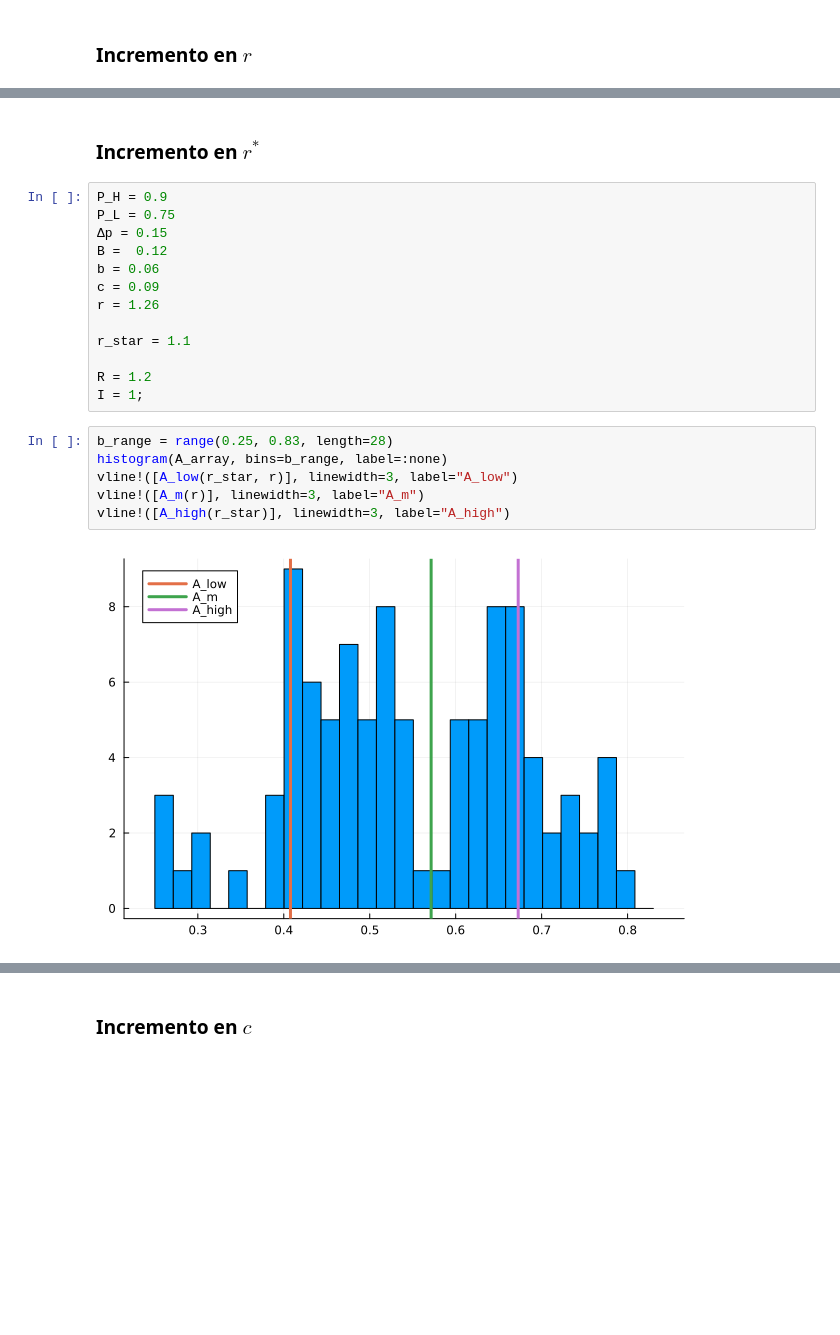
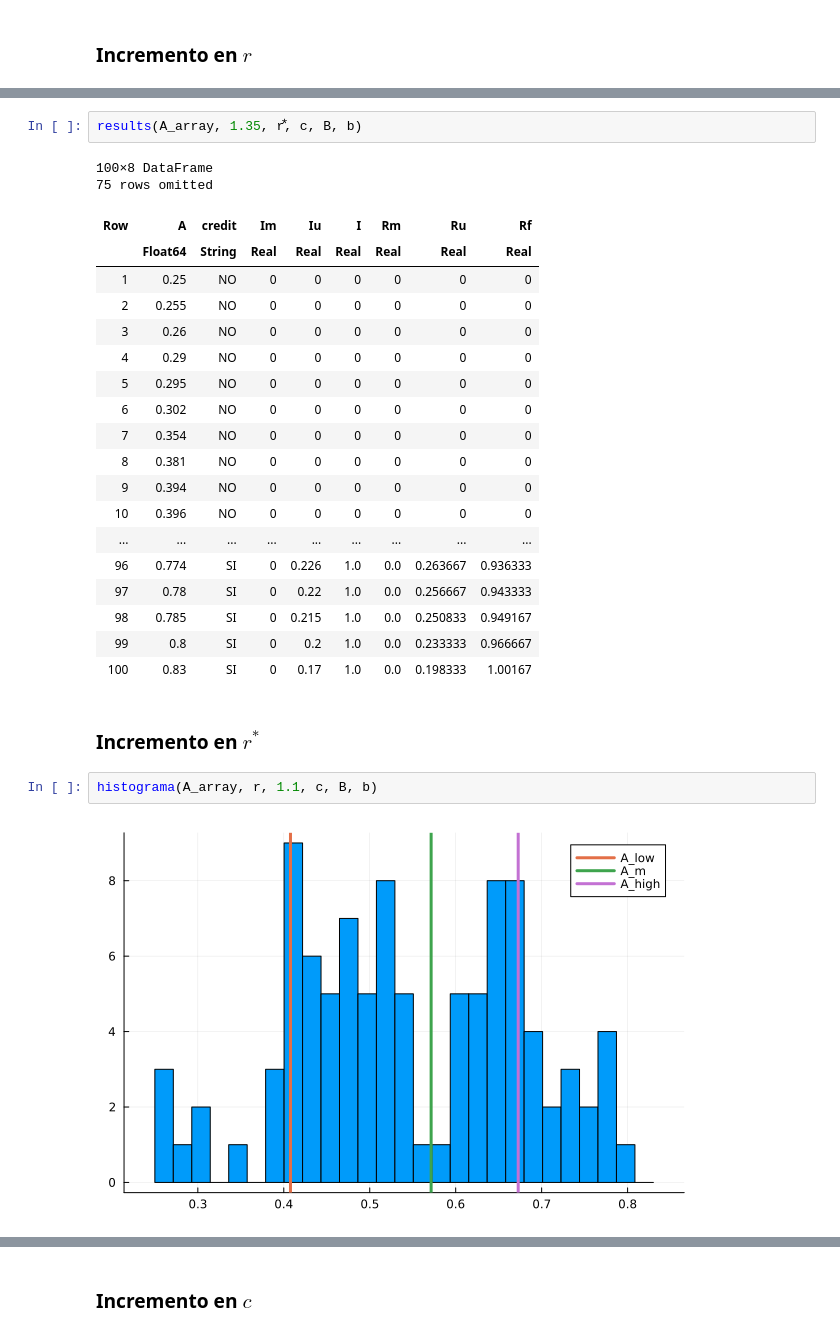
Before and after one commit to fabazan/banca, a Jupyter notebook: holmstromtirole.ipynb, the cells around one changed output, grey strips where cells are left out. Drawn from its saved outputs; the diff is of its cells as text; blank space fills up the shorter version.

```diff
--- a/holmstromtirole.ipynb
+++ b/holmstromtirole.ipynb
@@ -93,23 +164,29 @@ vline!([A_high(r_star)], linewidth=3, label="A_high")
+# %%
+results(A_array, 1.35, r⃰, c, B, b)
+# %% [output]
+100×8 DataFrame
+75 rows omitted
+| Row | A | credit | Im | Iu | I | Rm | Ru | Rf |
+|  | Float64 | String | Real | Real | Real | Real | Real | Real |
+| 1 | 0.25 | NO | 0 | 0 | 0 | 0 | 0 | 0 |
+| 2 | 0.255 | NO | 0 | 0 | 0 | 0 | 0 | 0 |
+| 3 | 0.26 | NO | 0 | 0 | 0 | 0 | 0 | 0 |
+| 4 | 0.29 | NO | 0 | 0 | 0 | 0 | 0 | 0 |
+| 5 | 0.295 | NO | 0 | 0 | 0 | 0 | 0 | 0 |
+| 6 | 0.302 | NO | 0 | 0 | 0 | 0 | 0 | 0 |
+| 7 | 0.354 | NO | 0 | 0 | 0 | 0 | 0 | 0 |
+| 8 | 0.381 | NO | 0 | 0 | 0 | 0 | 0 | 0 |
+| 9 | 0.394 | NO | 0 | 0 | 0 | 0 | 0 | 0 |
+| 10 | 0.396 | NO | 0 | 0 | 0 | 0 | 0 | 0 |
+| ... | ... | ... | ... | ... | ... | ... | ... | ... |
+| 96 | 0.774 | SI | 0 | 0.226 | 1.0 | 0.0 | 0.263667 | 0.936333 |
+| 97 | 0.78 | SI | 0 | 0.22 | 1.0 | 0.0 | 0.256667 | 0.943333 |
+| 98 | 0.785 | SI | 0 | 0.215 | 1.0 | 0.0 | 0.250833 | 0.949167 |
+| 99 | 0.8 | SI | 0 | 0.2 | 1.0 | 0.0 | 0.233333 | 0.966667 |
+| 100 | 0.83 | SI | 0 | 0.17 | 1.0 | 0.0 | 0.198333 | 1.00167 |
 # %% [markdown]
 ### Incremento en $r^*$
-# %%
-P_H = 0.9
-P_L = 0.75
-Δp = 0.15
-B =  0.12
-b = 0.06
-c = 0.09
-r = 1.26
-
-r_star = 1.1
-
-R = 1.2
-I = 1;
-# %%
-b_range = range(0.25, 0.83, length=28)
-histogram(A_array, bins=b_range, label=:none)
-vline!([A_low(r_star, r)], linewidth=3, label="A_low")
-vline!([A_m(r)], linewidth=3, label="A_m")
-vline!([A_high(r_star)], linewidth=3, label="A_high")
-# %% [output]
-[figure, removed]
+# %%
+histograma(A_array, r, 1.1, c, B, b)
+# %% [output]
+[figure, added]
```
Also changed, not shown: parts of 69 cells of this notebook.
